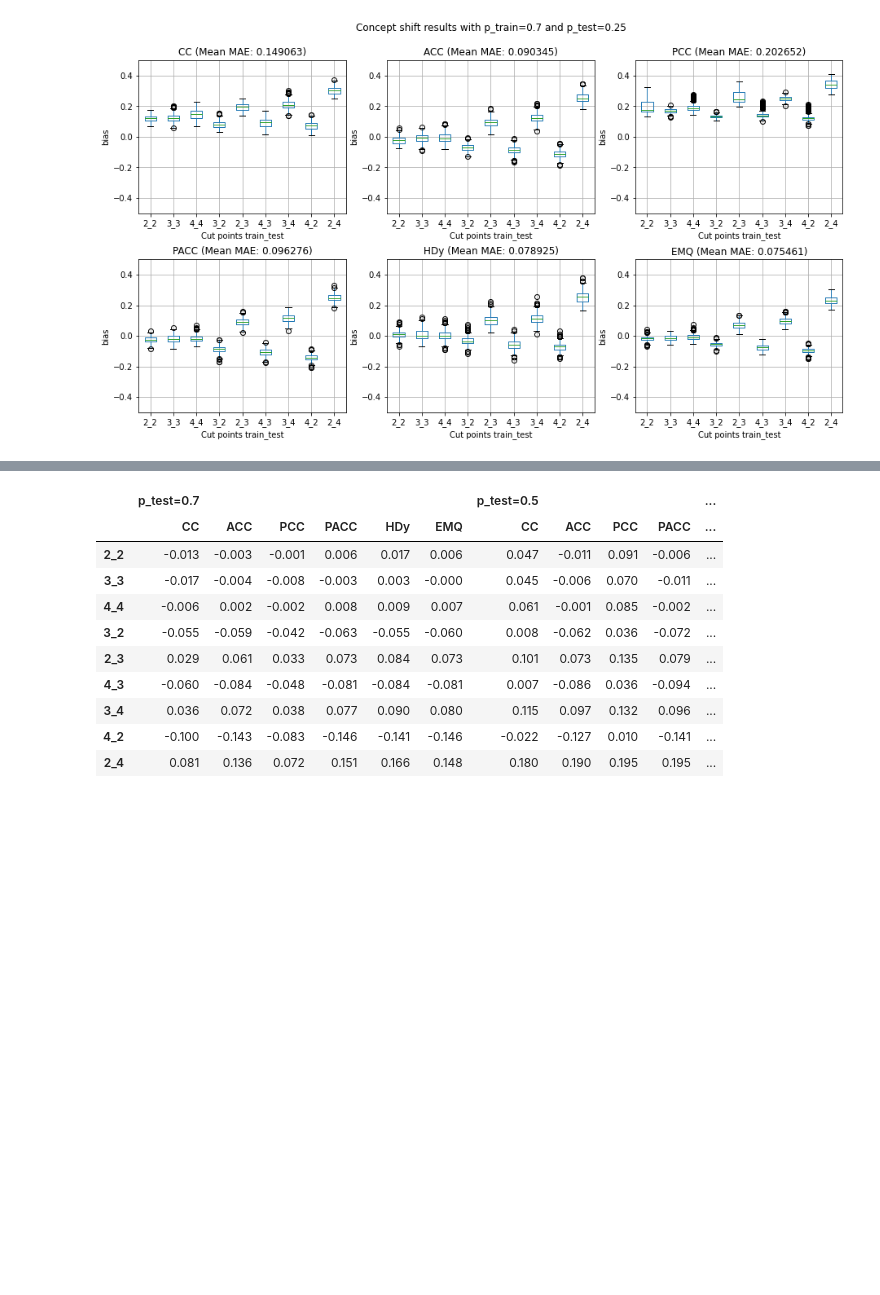
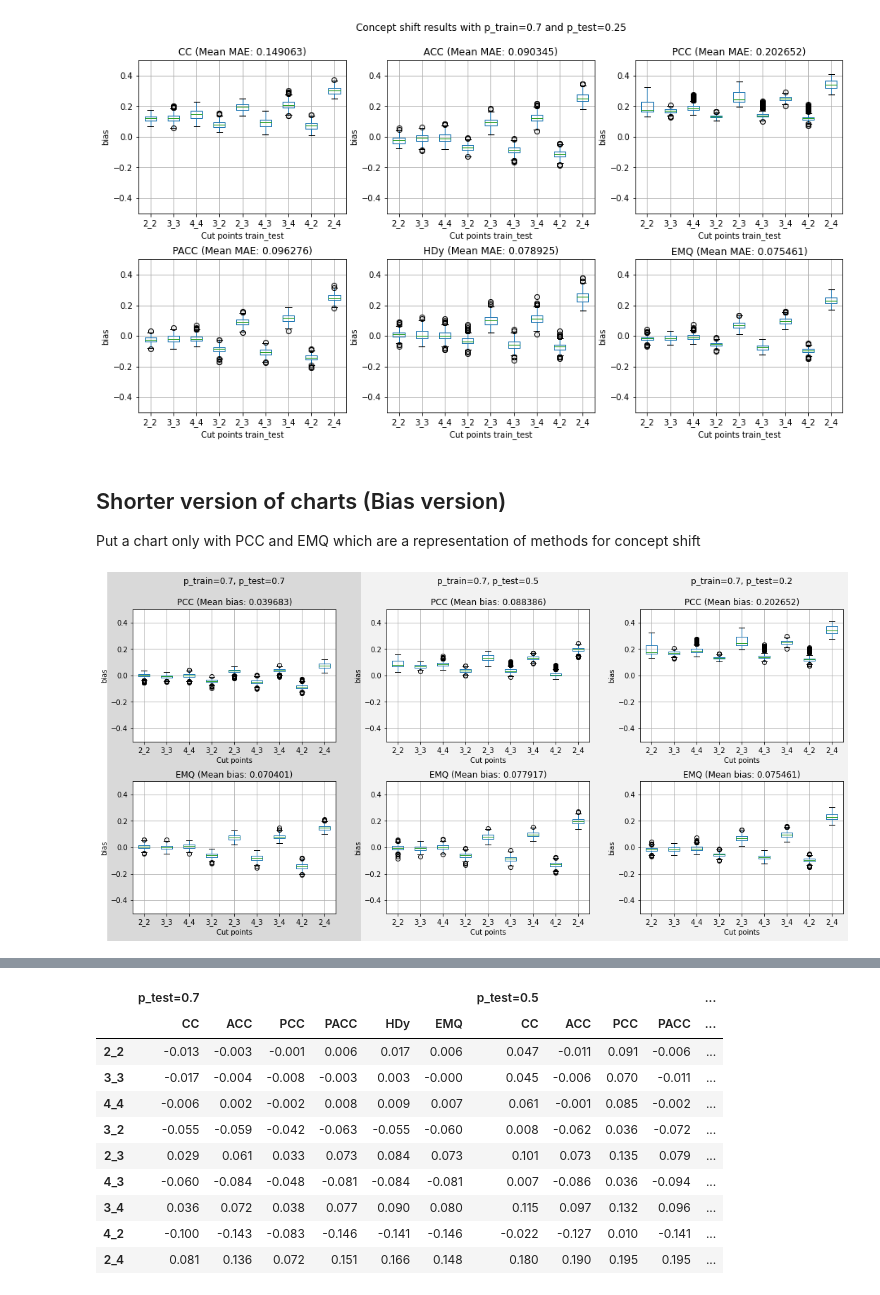
Before and after one commit to pglez82/quant_datasetshift, a Jupyter notebook: analyze_results_concept.ipynb, the cells around one changed output, grey strips where cells are left out. Cells and saved outputs as stored; diff of their text form; code cells hidden in the pictures; blank space fills up the shorter version.

```diff
--- a/analyze_results_concept.ipynb
+++ b/analyze_results_concept.ipynb
@@ -76,19 +91,13 @@ Results for method EMQ. p_test: 0.700000. Mean bias: 0.070401
 | 4 | 0.145546 | 0.081050 | 0.015641 |
 ... (30 outputs left out)
 # %%
-order = ("2_2","3_3","4_4","3_2","2_3","4_3","3_4","4_2","2_4")
-
 fig, ax = plt.subplots(len(ps_test),len(quantificators),figsize=(30,15))
 plt.subplots_adjust(hspace=0.5)
 for i, p_test in enumerate(ps_test):
     for k,quant_name in enumerate(quantificators):
         exp_id = "%s_%f" % (quant_name,p_test)
-        results = pd.read_csv("results/concept/results_%s_%s.csv" % (dateexperiment,quant_name),index_col=0)
+        results = results_dict[quant_name]
         results = results.loc[results['p_test'] == p_test]
-        results['cut_points'] = results['cut_point_train'].astype(str)+'_'+results['cut_point_test'].astype(str)
-        results.cut_points = results.cut_points.astype("category")
-        results['cut_points'] = results.cut_points.cat.set_categories(order)
-        results = results.sort_values(["cut_points"])
         ax[i][k].set_ylim(-0.5, 0.5)
         ax[i][k].set_ylabel(error)
         results.boxplot(ax=ax[i][k],column='error',by='cut_points')
@@ -111,12 +120,8 @@ for p_test in ps_test:
     plt.subplots_adjust(hspace=0.3)
     for k,quant_name in enumerate(quantificators):
         exp_id = "%s_%f" % (quant_name,p_test)
-        results = pd.read_csv("results/concept/results_%s_%s.csv" % (dateexperiment,quant_name),index_col=0)
+        results = results_dict[quant_name]
         results = results.loc[results['p_test'] == p_test]
-        results['cut_points'] = results['cut_point_train'].astype(str)+'_'+results['cut_point_test'].astype(str)
-        results.cut_points = results.cut_points.astype("category")
-        results['cut_points'] = results.cut_points.cat.set_categories(order)
-        results = results.sort_values(["cut_points"])
         ax[k//3][k%3].set_ylim(-0.5, 0.5)
         ax[k//3][k%3].set_ylabel(error)
         results.boxplot(ax=ax[k//3][k%3],column='error',by='cut_points')
@@ -129,3 +134,33 @@ for p_test in ps_test:
 [figure]
 [figure]
 [figure]
+# %% [markdown]
+## Shorter version of charts (Bias version)
+
+Put a chart only with PCC and EMQ which are a representation of methods for concept shift
+# %%
+quantificators = ["PCC", "EMQ"]
+fig = plt.figure(figsize=(15,8))
+subfigs = fig.subfigures(ncols=3,wspace=2)
+plt.subplots_adjust(hspace=0.3)
+for j, p_test in enumerate(ps_test):
+    axs = subfigs[j].subplots(nrows=2)
+    for k,quant_name in enumerate(quantificators):
+        exp_id = "%s_%f" % (quant_name,p_test)
+        results = results_dict[quant_name]
+        results = results.loc[results['p_test'] == p_test]
+        axs[k].set_ylim(-0.5, 0.5)
+        axs[k].set_ylabel(error)
+        results.boxplot(ax=axs[k],column='error',by='cut_points')
+        axs[k].set_xlabel("Cut points")
+        axs[k].set_title("%s (Mean %s: %f)"  % (quant_name,error,mean_error_methods[exp_id]))
+    subfigs[j].suptitle('p_train=0.7, p_test=%.1f' % p_test)
+
+subfigs[0].set_facecolor('0.85')
+subfigs[1].set_facecolor('0.95')
+subfigs[2].set_facecolor('0.95')
+
+plt.savefig("images/conceptsummary.pdf".format(p_test),format='pdf')
+plt.savefig("images/conceptsummary.png".format(p_test),format='png')
+# %% [output]
+[figure, added]
```
Also changed, not shown: parts of 7 cells of this notebook, 2 other files.
